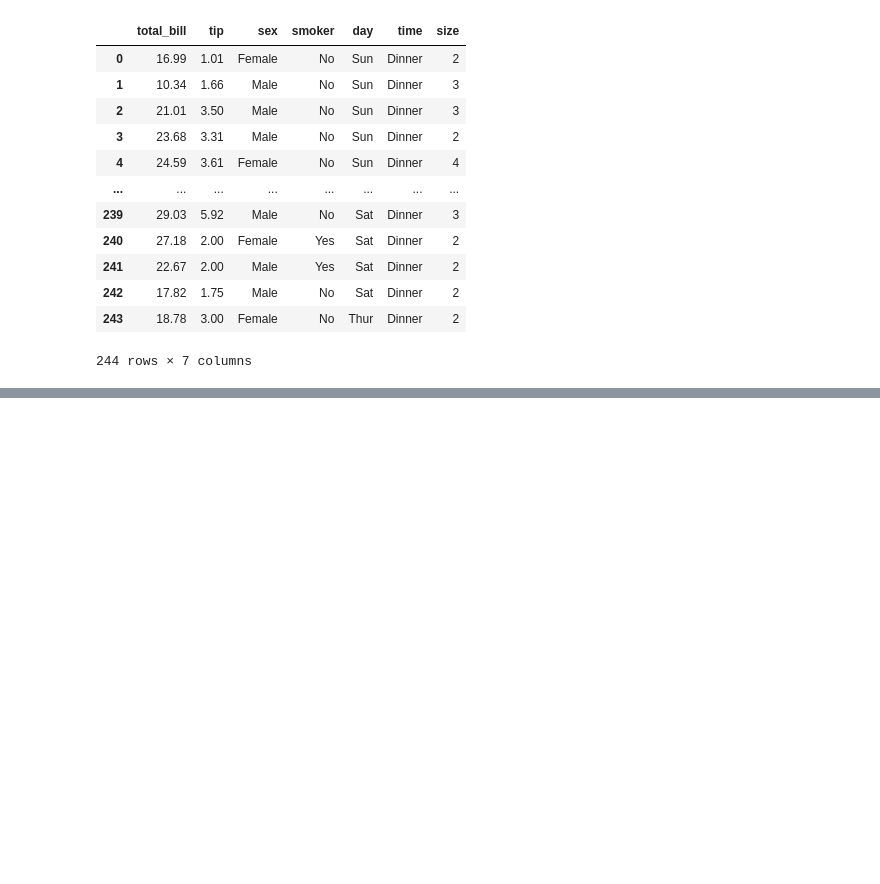
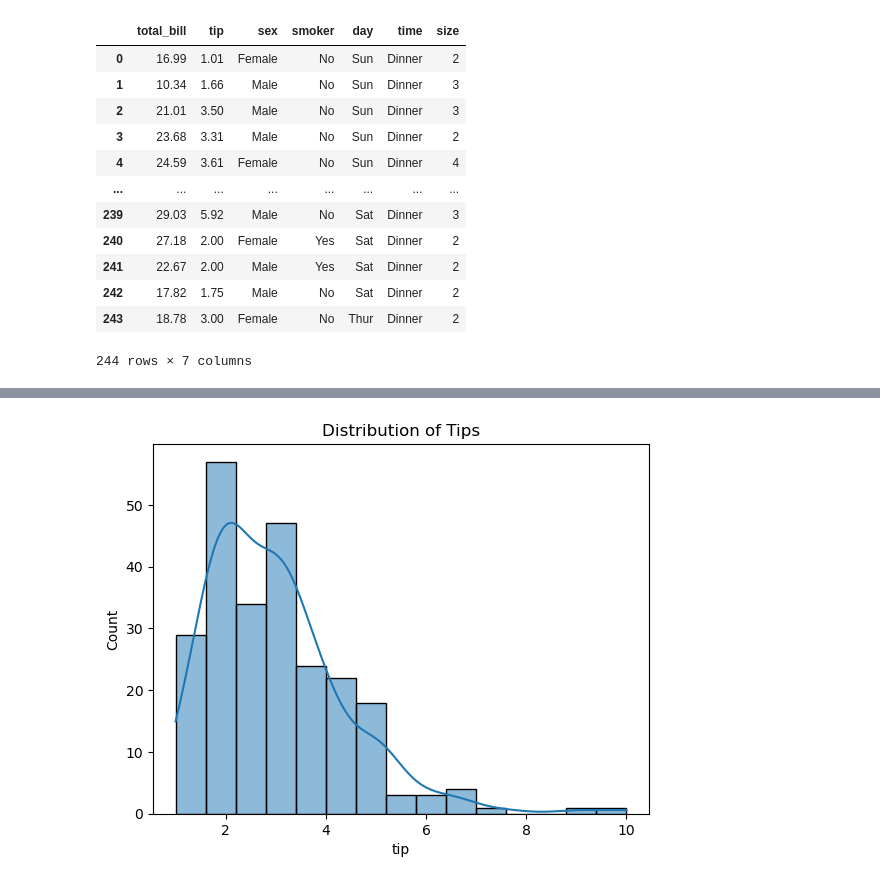
Before and after one commit to RoyAWilson/Seaborn, a Jupyter notebook: Code/Seaborn_1.ipynb, the cells around one changed output, grey strips where cells are left out. Drawn from its saved outputs; the diff is of its cells as text; code cells hidden in the pictures; blank space fills up the shorter version.

```diff
--- a/Code/Seaborn_1.ipynb
+++ b/Code/Seaborn_1.ipynb
@@ -30,0 +31,7 @@ plt.savefig('../Figures/1_simpleScatter_2.png')
+# %%
+## Histogram
+# arg kde to show line as well as hist.
+sns.histplot(tips['tip'], kde=True, bins = 15).set_title('Distribution of Tips')
+plt.savefig('../Figures/2_simpleHist_1.png')
+# %% [output]
+[figure, added]
```
Also changed, not shown: parts of 29 cells of this notebook.
